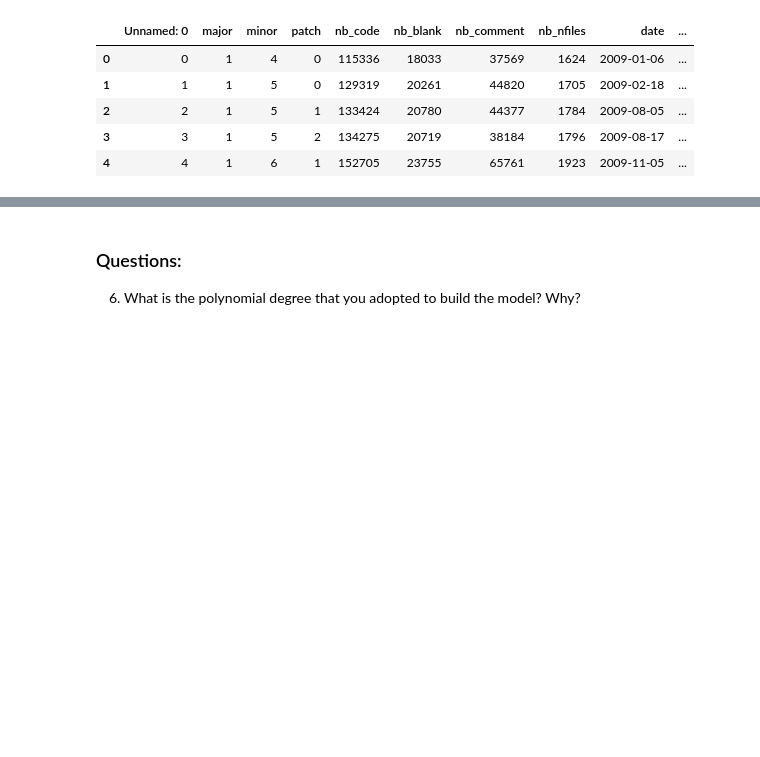
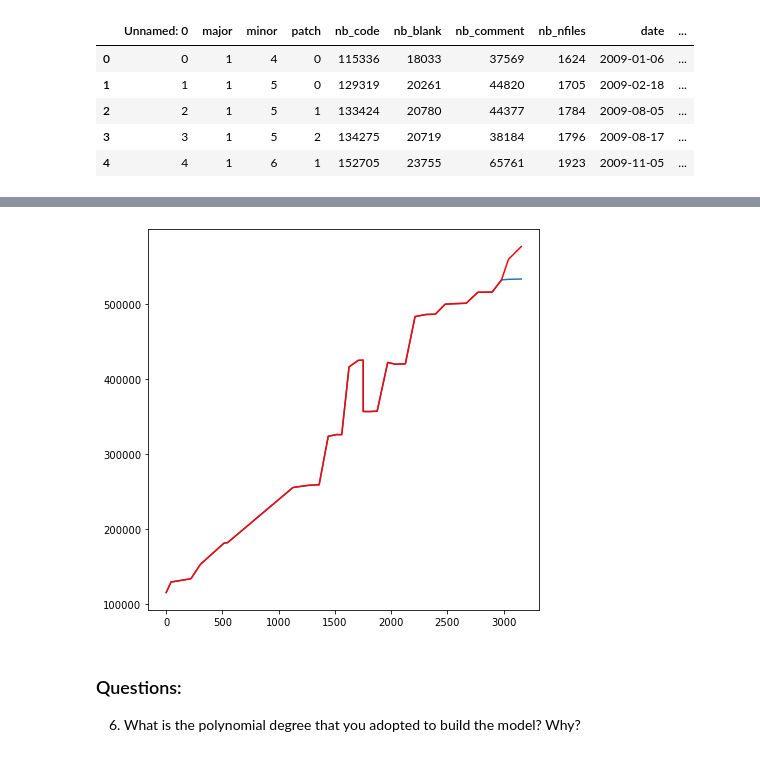
Before and after one commit to GuillaumeKerckhofs/SoftwareEvolution_TP2_2023, a Jupyter notebook: TP2_section2.ipynb, the cells around one changed output, grey strips where cells are left out. Saved outputs shown, nothing was run; the diff lists cells and outputs as text; code cells hidden in the pictures; blank space fills up the shorter version.

```diff
--- a/TP2_section2.ipynb
+++ b/TP2_section2.ipynb
@@ -316,5 +317,21 @@ plt.show()
 # %%
 # Your plotting code here
+
+plt.figure(figsize=(7,7))
+
+fig.set_figheight(15)
+fig.set_figwidth(15)
+
+
+plt.plot(X,y)
+
+new_y_forecasted = np.concatenate((new_y, results))
+
+plt.plot(X,new_y_forecasted,color = "red")
+
+plt.show()
+# %% [output]
+[figure, added]
 # %% [markdown]
 ### Questions:
 6. What is the polynomial degree that you adopted to build the model? Why?
```
Also changed, not shown: parts of 4 cells of this notebook.
